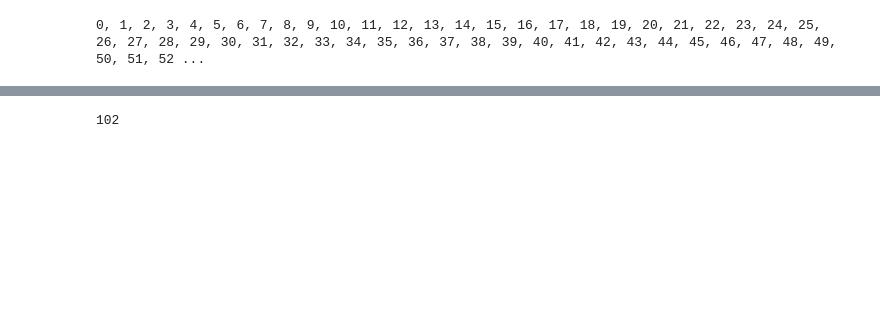
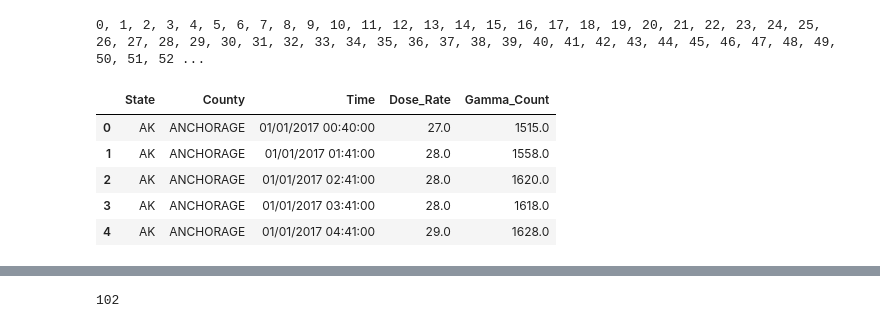
Before and after one commit to raulgiovannymartinez/Data-Visualization-DSE241, a Jupyter notebook: Final Project/Jupyter Notebooks/Data Exploration.ipynb, the cells around one changed output, grey strips where cells are left out. Cells and saved outputs as stored; diff of their text form; code cells hidden in the pictures; blank space fills up the shorter version.

```diff
--- a/Final Project/Jupyter Notebooks/Data Exploration.ipynb
+++ b/Final Project/Jupyter Notebooks/Data Exploration.ipynb
@@ -31,5 +31,16 @@ for idx, f in enumerate(listdir(fp)):
 0, 1, 2, 3, 4, 5, 6, 7, 8, 9, 10, 11, 12, 13, 14, 15, 16, 17, 18, 19, 20, 21, 22, 23, 24, 25, 26, 27, 28, 29, 30, 31, 32, 33, 34, 35, 36, 37, 38, 39, 40, 41, 42, 43, 44, 45, 46, 47, 48, 49, 50, 51, 52 ...
 # %%
 df_agg.to_csv(path.abspath('../dash_plotly_code/data/data.csv'), index=False)
+# %%
+df_agg = pd.read_csv(path.abspath('../dash_plotly_code/data/data.csv'))
+# %%
+df_agg.head()
+# %% [output]
+|  | State | County | Time | Dose_Rate | Gamma_Count |
+| 0 | AK | ANCHORAGE | 01/01/2017 00:40:00 | 27.0 | 1515.0 |
+| 1 | AK | ANCHORAGE | 01/01/2017 01:41:00 | 28.0 | 1558.0 |
+| 2 | AK | ANCHORAGE | 01/01/2017 02:41:00 | 28.0 | 1620.0 |
+| 3 | AK | ANCHORAGE | 01/01/2017 03:41:00 | 28.0 | 1618.0 |
+| 4 | AK | ANCHORAGE | 01/01/2017 04:41:00 | 29.0 | 1628.0 |
 # %%
 counties_1 = set(df_agg.County.str.lower())
```
Also changed, not shown: parts of 7 cells of this notebook, 3 other files.
